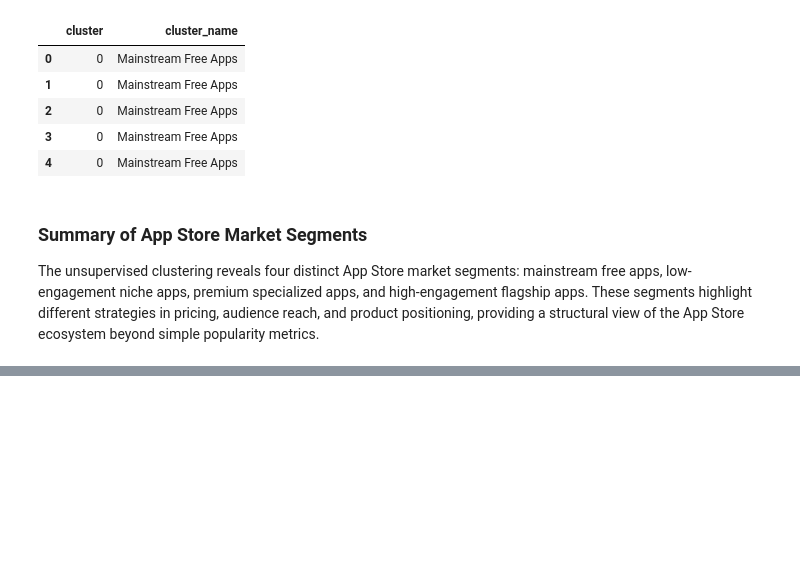
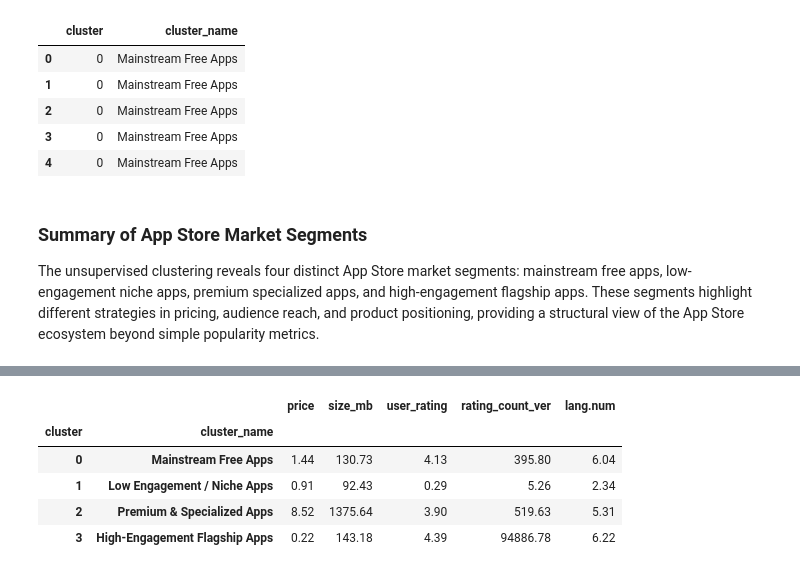
Before and after one commit to Dhairyaxshah/Appfluence, a Jupyter notebook: notebooks/04_unsupervised_ml.ipynb, the cells around one changed output, grey strips where cells are left out. Drawn from its saved outputs; the diff is of its cells as text; code cells hidden in the pictures; blank space fills up the shorter version.

Commit message:
Cross-cluster comparison and market insights (App Store)

```diff
--- a/notebooks/04_unsupervised_ml.ipynb
+++ b/notebooks/04_unsupervised_ml.ipynb
@@ -561,0 +569,25 @@ a structural view of the App Store ecosystem beyond simple popularity metrics.
+# %%
+# Select key features for comparison
+comparison_features = [
+    'price',
+    'size_mb',
+    'user_rating',
+    'rating_count_ver',
+    'lang.num'
+]
+
+cluster_comparison = (
+    df_as
+    .groupby(['cluster', 'cluster_name'])[comparison_features]
+    .mean()
+    .round(2)
+)
+
+cluster_comparison
+# %% [output]
+|  |  | price | size_mb | user_rating | rating_count_ver | lang.num |
+| cluster | cluster_name |  |  |  |  |  |
+| 0 | Mainstream Free Apps | 1.44 | 130.73 | 4.13 | 395.80 | 6.04 |
+| 1 | Low Engagement / Niche Apps | 0.91 | 92.43 | 0.29 | 5.26 | 2.34 |
+| 2 | Premium & Specialized Apps | 8.52 | 1375.64 | 3.90 | 519.63 | 5.31 |
+| 3 | High-Engagement Flagship Apps | 0.22 | 143.18 | 4.39 | 94886.78 | 6.22 |
```
Also changed, not shown: parts of 1 cell of this notebook.
